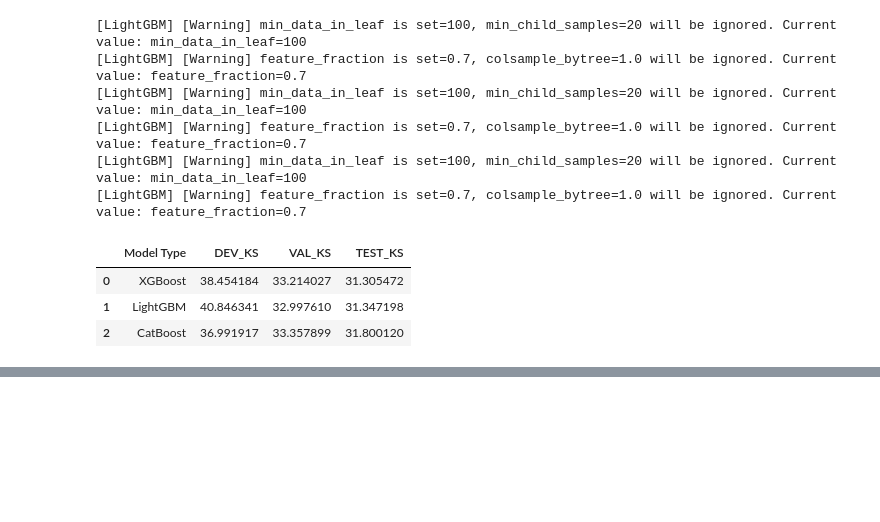
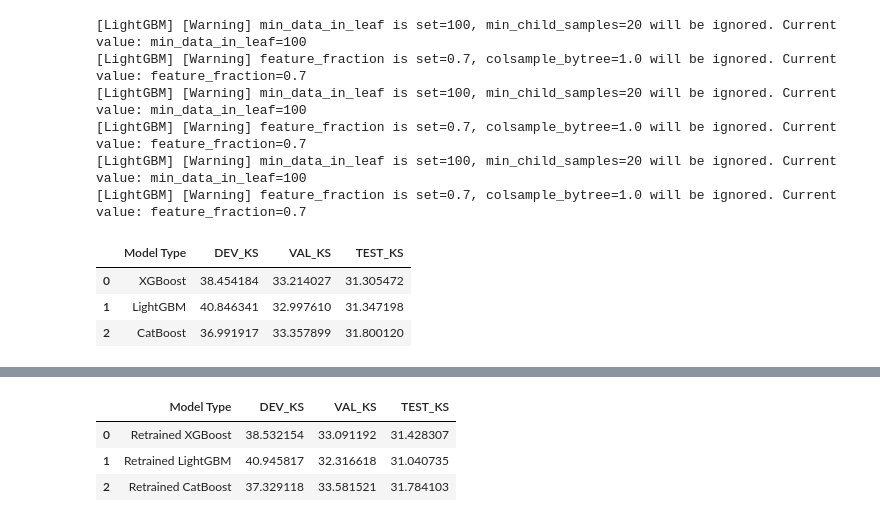
Before and after one commit to Rudhvi-213/Credit-Risk, a Jupyter notebook: Notebooks/training.ipynb, the cells around one changed output, grey strips where cells are left out. Cells and saved outputs as stored; diff of their text form; code cells hidden in the pictures; blank space fills up the shorter version.

```diff
--- a/Notebooks/training.ipynb
+++ b/Notebooks/training.ipynb
@@ -446,0 +472,24 @@ final_scores_df
+# %%
+def evaluate_ks(model, X, y):
+    preds = model.predict_proba(X)[:, 1]
+    return max_ks(y, preds)
+
+results = []
+
+models = {
+    "Retrained XGBoost": final_xgb_retrained,
+    "Retrained LightGBM": final_lgb_retrained,
+    "Retrained CatBoost": final_cb_retrained
+}
+
+for name, model in models.items():
+    results.append({
+        "Model Type": name,
+        "DEV_KS": evaluate_ks(model, X_dev[selected_features], y_dev),
+        "VAL_KS": evaluate_ks(model, X_val[selected_features], y_val),
+        "TEST_KS": evaluate_ks(model, X_test[selected_features], y_test)
+    })
+
+final_scores_df = pd.DataFrame(results)
+final_scores_df
+# %% [output]
@@ -447,3 +502,7 @@ final_scores_df
+|  | Model Type | DEV_KS | VAL_KS | TEST_KS |
+| 0 | Retrained XGBoost | 38.532154 | 33.091192 | 31.428307 |
+| 1 | Retrained LightGBM | 40.945817 | 32.316618 | 31.040735 |
+| 2 | Retrained CatBoost | 37.329118 | 33.581521 | 31.784103 |
 # %%
 df_scored = df_dataset_encoded.copy()
 
```
Also changed, not shown: parts of 16 cells of this notebook, 15 other files.
